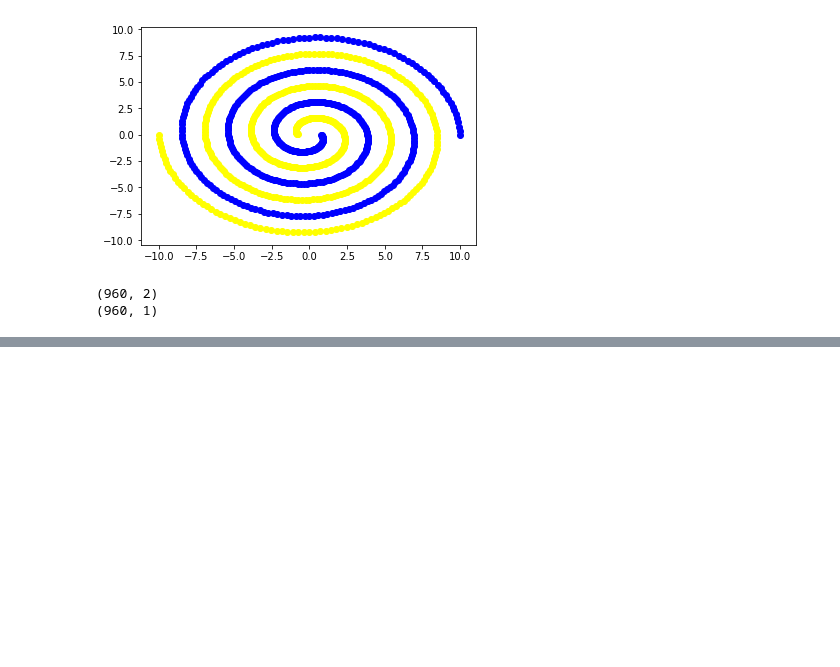
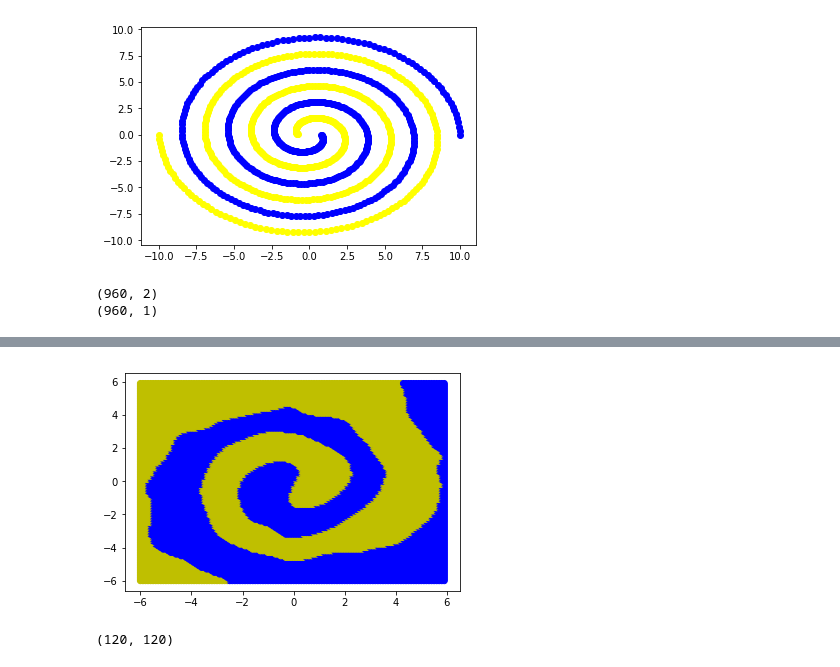
Before and after one commit to bibby-wang/comp3330-assignments, a Jupyter notebook: Assignment2.ipynb, the cells around one changed output, grey strips where cells are left out. Cells and saved outputs as stored; diff of their text form; code cells hidden in the pictures; blank space fills up the shorter version.

```diff
--- a/Assignment2.ipynb
+++ b/Assignment2.ipynb
@@ -128,0 +145,16 @@ plt.show()
+# %%
+# generate a mesh grid act_range x act_range
+mesh_x, mesh_y = np.meshgrid(activation_range, activation_range)
+plt.scatter(mesh_x, mesh_y, c=['b' if np.round(pred) == 0 else 'y' for pred in predictions])
+plt.show()
+# %% [output]
+[figure, added]
+# %%
+# for x_point, y_point, pred in list(zip(mesh_x, mesh_y, predictions)):
+#     print(x_point, y_point, pred)
+#     break
+
+np_mesh_x = np.array(mesh_x)
+print(np_mesh_x.shape)
+# %% [output]
+(120, 120)
```
Also changed, not shown: parts of 4 cells of this notebook.
